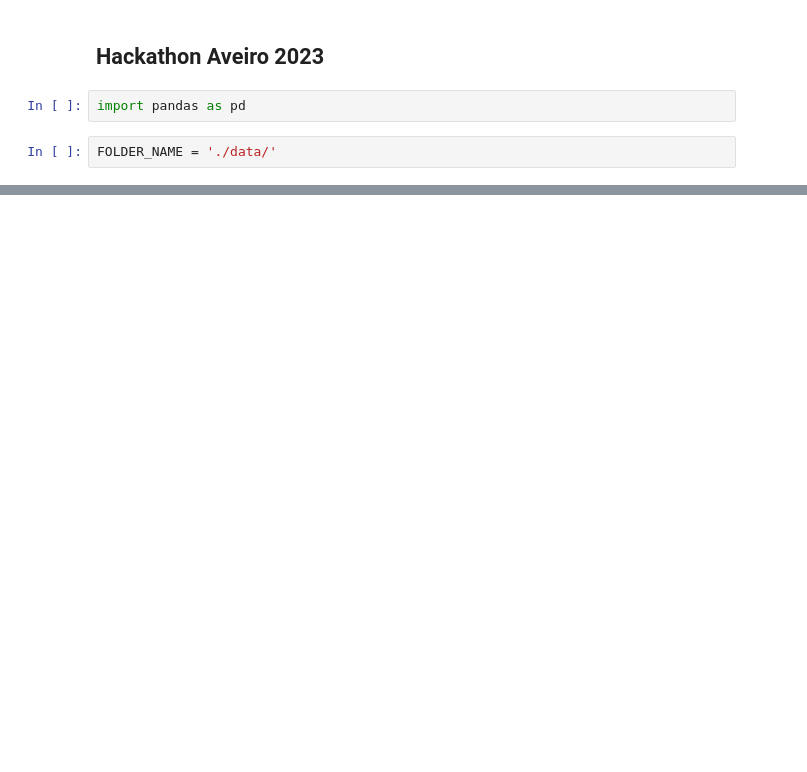
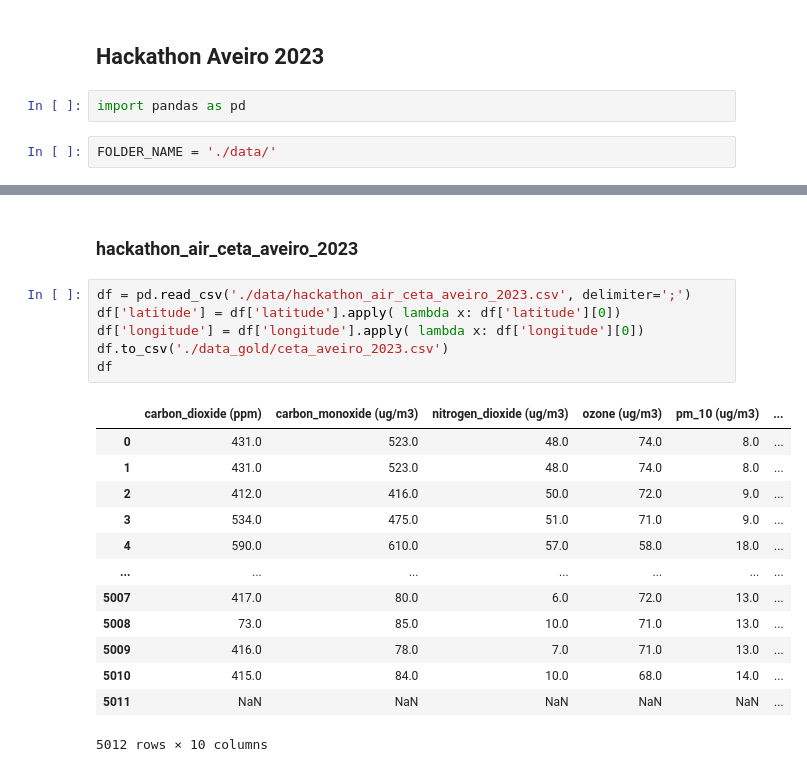
Before and after one commit to lucianlorens/hackathon_aveiro_tecnopolis, a Jupyter notebook: sketch_notebook.ipynb, the cells around one changed output, grey strips where cells are left out. Saved outputs shown, nothing was run; the diff lists cells and outputs as text; blank space fills up the shorter version.

```diff
--- a/sketch_notebook.ipynb
+++ b/sketch_notebook.ipynb
@@ -102,0 +135,22 @@ df
+# %% [markdown]
+### hackathon_air_ceta_aveiro_2023
+# %%
+df = pd.read_csv('./data/hackathon_air_ceta_aveiro_2023.csv', delimiter=';')
+df['latitude'] = df['latitude'].apply( lambda x: df['latitude'][0])
+df['longitude'] = df['longitude'].apply( lambda x: df['longitude'][0])
+df.to_csv('./data_gold/ceta_aveiro_2023.csv')
+df
+# %% [output]
+|  | carbon_dioxide (ppm) | carbon_monoxide (ug/m3) | nitrogen_dioxide (ug/m3) | ozone (ug/m3) | pm_10 (ug/m3) | ... |
+| 0 | 431.0 | 523.0 | 48.0 | 74.0 | 8.0 | ... |
+| 1 | 431.0 | 523.0 | 48.0 | 74.0 | 8.0 | ... |
+| 2 | 412.0 | 416.0 | 50.0 | 72.0 | 9.0 | ... |
+| 3 | 534.0 | 475.0 | 51.0 | 71.0 | 9.0 | ... |
+| 4 | 590.0 | 610.0 | 57.0 | 58.0 | 18.0 | ... |
+| ... | ... | ... | ... | ... | ... | ... |
+| 5007 | 417.0 | 80.0 | 6.0 | 72.0 | 13.0 | ... |
+| 5008 | 73.0 | 85.0 | 10.0 | 71.0 | 13.0 | ... |
+| 5009 | 416.0 | 78.0 | 7.0 | 71.0 | 13.0 | ... |
+| 5010 | 415.0 | 84.0 | 10.0 | 68.0 | 14.0 | ... |
+| 5011 | NaN | NaN | NaN | NaN | NaN | ... |
+5012 rows × 10 columns
```
Also changed, not shown: parts of 22 cells of this notebook, 2 other files.
